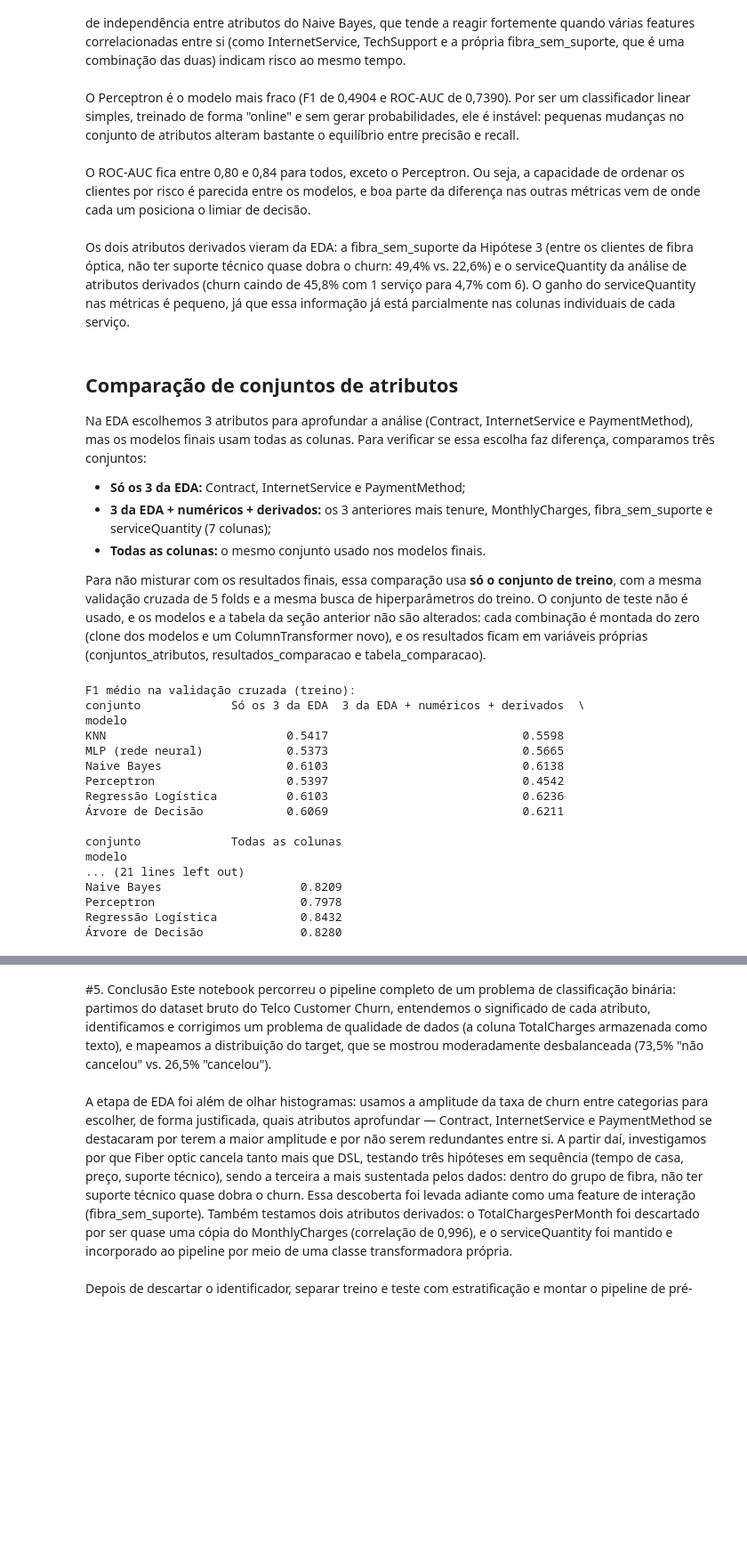
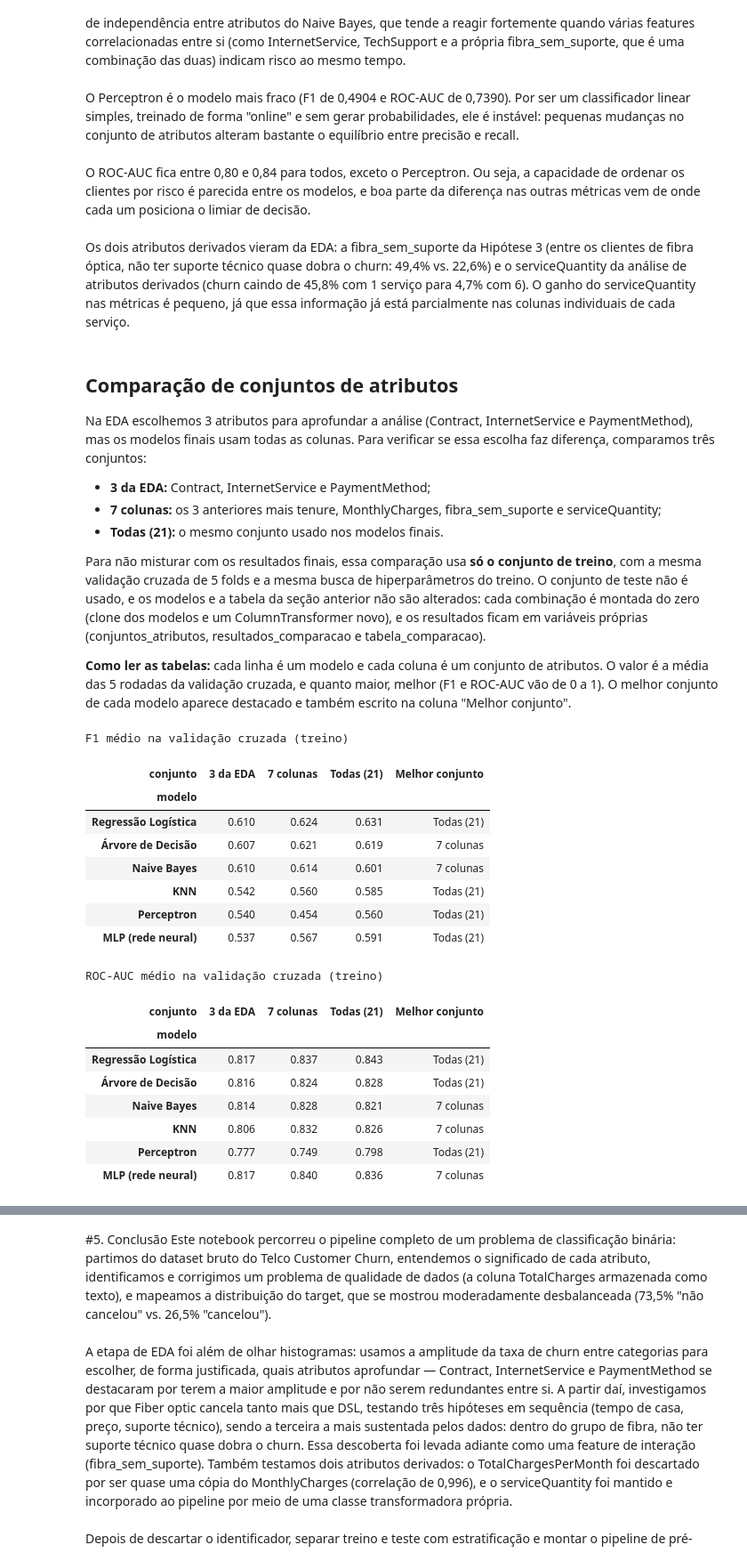
Before and after one commit to Lucas-O-S/Modelos_Classificat-rios_IA_N2, a Jupyter notebook: Telco_Customer_Churn.ipynb, the cells around one changed output, grey strips where cells are left out. Shown at 89% size. Drawn from its saved outputs; the diff is of its cells as text; code cells hidden in the pictures; blank space fills up the shorter version.

```diff
--- a/Telco_Customer_Churn.ipynb
+++ b/Telco_Customer_Churn.ipynb
@@ -686,68 +686,79 @@ Os dois atributos derivados vieram da EDA: a fibra_sem_suporte da Hipótese 3 (e
 ## Comparação de conjuntos de atributos
 Na EDA escolhemos 3 atributos para aprofundar a análise (Contract, InternetService e PaymentMethod), mas os modelos finais usam todas as colunas. Para verificar se essa escolha faz diferença, comparamos três conjuntos:
 
-* **Só os 3 da EDA:** Contract, InternetService e PaymentMethod;
-* **3 da EDA + numéricos + derivados:** os 3 anteriores mais tenure, MonthlyCharges, fibra_sem_suporte e serviceQuantity (7 colunas);
-* **Todas as colunas:** o mesmo conjunto usado nos modelos finais.
+* **3 da EDA:** Contract, InternetService e PaymentMethod;
+* **7 colunas:** os 3 anteriores mais tenure, MonthlyCharges, fibra_sem_suporte e serviceQuantity;
+* **Todas (21):** o mesmo conjunto usado nos modelos finais.
 
 Para não misturar com os resultados finais, essa comparação usa **só o conjunto de treino**, com a mesma validação cruzada de 5 folds e a mesma busca de hiperparâmetros do treino. O conjunto de teste não é usado, e os modelos e a tabela da seção anterior não são alterados: cada combinação é montada do zero (clone dos modelos e um ColumnTransformer novo), e os resultados ficam em variáveis próprias (conjuntos_atributos, resultados_comparacao e tabela_comparacao).
+
+**Como ler as tabelas:** cada linha é um modelo e cada coluna é um conjunto de atributos. O valor é a média das 5 rodadas da validação cruzada, e quanto maior, melhor (F1 e ROC-AUC vão de 0 a 1). O melhor conjunto de cada modelo aparece destacado e também escrito na coluna "Melhor conjunto".
 # %%
 from sklearn.base import clone
 from sklearn.model_selection import cross_validate
 
 # serviceQuantity é criado pela DerivatedAtributes dentro do pipeline
 conjuntos_atributos = {
-    "Só os 3 da EDA": ['Contract', 'InternetService', 'PaymentMethod'],
-    "3 da EDA + numéricos + derivados": ['Contract', 'InternetService', 'PaymentMethod',
-                                         'tenure', 'MonthlyCharges', 'fibra_sem_suporte', 'serviceQuantity'],
-    "Todas as colunas": num_cols + cat_cols,
+    "3 da EDA": ['Contract', 'InternetService', 'PaymentMethod'],
+    "7 colunas": ['Contract', 'InternetService', 'PaymentMethod',
+                  'tenure', 'MonthlyCharges', 'fibra_sem_suporte', 'serviceQuantity'],
+    "Todas (21)": num_cols + cat_cols,
 }
 
 # Validação cruzada só no treino: o teste e os pipelines finais não são usados aqui
 resultados_comparacao = []
 for nome_conjunto, colunas in conjuntos_atributos.items():
     num = [c for c in colunas if c in num_cols]
     cat = [c for c in colunas if c not in num_cols]
     for nome, modelo in modelos.items():
         pipe = Pipeline([
             ('attribs_adder', DerivatedAtributes()),
             ('prep', ColumnTransformer([
                 ('num', StandardScaler(), num),
                 ('cat', OneHotEncoder(handle_unknown='ignore'), cat),
             ])),
             ('clf', clone(modelo)),
         ])
         if nome in grades:
             busca = GridSearchCV(pipe, grades[nome], cv=cv, scoring=['f1', 'roc_auc'], refit='f1', n_jobs=-1)
             busca.fit(X_train, y_train)
             f1 = busca.best_score_
             auc = busca.cv_results_['mean_test_roc_auc'][busca.best_index_]
         else:
             scores = cross_validate(pipe, X_train, y_train, cv=cv, scoring=['f1', 'roc_auc'], n_jobs=-1)
             f1, auc = scores['test_f1'].mean(), scores['test_roc_auc'].mean()
         resultados_comparacao.append({'conjunto': nome_conjunto, 'modelo': nome, 'f1': f1, 'roc_auc': auc})
 
 tabela_comparacao = pd.DataFrame(resultados_comparacao)
 ordem = list(conjuntos_atributos)
-print("F1 médio na validação cruzada (treino):")
-print(tabela_comparacao.pivot(index='modelo', columns='conjunto', values='f1')[ordem].round(4))
-print("\nROC-AUC médio na validação cruzada (treino):")
-print(tabela_comparacao.pivot(index='modelo', columns='conjunto', values='roc_auc')[ordem].round(4))
+
+def tabela_metrica(metrica):
+    # linhas = modelos (mesma ordem do treino), colunas = conjuntos
+    t = tabela_comparacao.pivot(index='modelo', columns='conjunto', values=metrica).loc[list(modelos), ordem]
+    t['Melhor conjunto'] = t.idxmax(axis=1)
+    return t
+
+for metrica, titulo in [('f1', 'F1 médio'), ('roc_auc', 'ROC-AUC médio')]:
+    display(tabela_metrica(metrica).style
+            .set_caption(f"{titulo} na validação cruzada (treino)")
+            .format('{:.3f}', subset=ordem)
+            .highlight_max(axis=1, subset=ordem, props='font-weight: bold; background-color: #cfe2f3; color: black'))
 # %% [output]
-F1 médio na validação cruzada (treino):
-conjunto             Só os 3 da EDA  3 da EDA + numéricos + derivados  \
-modelo
-KNN                          0.5417                            0.5598
-MLP (rede neural)            0.5373                            0.5665
-Naive Bayes                  0.6103                            0.6138
-Perceptron                   0.5397                            0.4542
-Regressão Logística          0.6103                            0.6236
-Árvore de Decisão            0.6069                            0.6211
-
-conjunto             Todas as colunas
-modelo
-... (21 lines left out)
-Naive Bayes                    0.8209
-Perceptron                     0.7978
-Regressão Logística            0.8432
-Árvore de Decisão              0.8280
+F1 médio na validação cruzada (treino)
+| conjunto | 3 da EDA | 7 colunas | Todas (21) | Melhor conjunto |
+| modelo |  |  |  |  |
+| Regressão Logística | 0.610 | 0.624 | 0.631 | Todas (21) |
+| Árvore de Decisão | 0.607 | 0.621 | 0.619 | 7 colunas |
+| Naive Bayes | 0.610 | 0.614 | 0.601 | 7 colunas |
+| KNN | 0.542 | 0.560 | 0.585 | Todas (21) |
+| Perceptron | 0.540 | 0.454 | 0.560 | Todas (21) |
+| MLP (rede neural) | 0.537 | 0.567 | 0.591 | Todas (21) |
+ROC-AUC médio na validação cruzada (treino)
+| conjunto | 3 da EDA | 7 colunas | Todas (21) | Melhor conjunto |
+| modelo |  |  |  |  |
+| Regressão Logística | 0.817 | 0.837 | 0.843 | Todas (21) |
+| Árvore de Decisão | 0.816 | 0.824 | 0.828 | Todas (21) |
+| Naive Bayes | 0.814 | 0.828 | 0.821 | 7 colunas |
+| KNN | 0.806 | 0.832 | 0.826 | 7 colunas |
+| Perceptron | 0.777 | 0.749 | 0.798 | Todas (21) |
+| MLP (rede neural) | 0.817 | 0.840 | 0.836 | 7 colunas |
```
Also changed, not shown: parts of 3 cells of this notebook.
